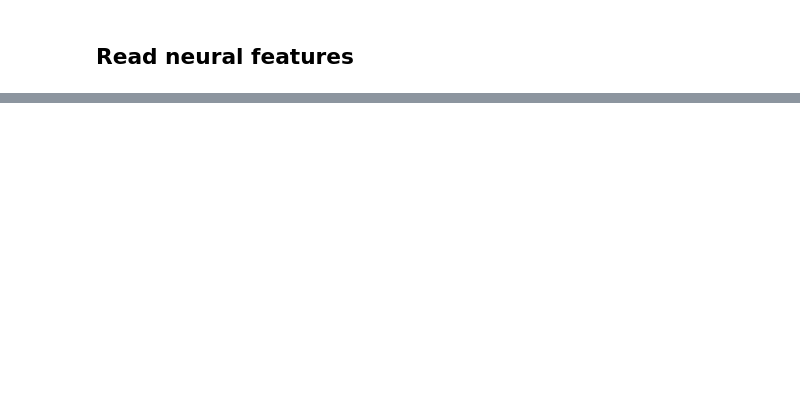
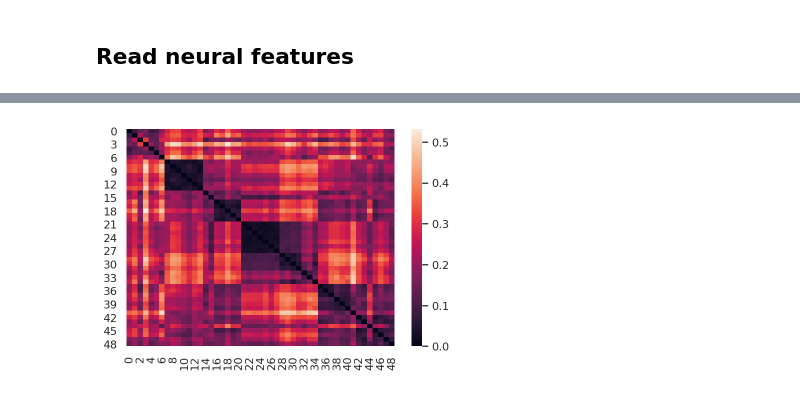
Before and after one commit to 1jsingh/neural-finetuning, a Jupyter notebook: RDM-finetune-Copy1.ipynb, the cells around one changed output, grey strips where cells are left out. Saved outputs shown, nothing was run; the diff lists cells and outputs as text; code cells hidden in the pictures; blank space fills up the shorter version.

```diff
--- a/RDM-finetune-Copy1.ipynb
+++ b/RDM-finetune-Copy1.ipynb
@@ -326,4 +106,0 @@ Model features: linear svm accuracy mean: 0.7794897959183673     std: 0.01995778
-# %%
-# get linear svm accuracy for IT neural features
-acc_mean,acc_std = linear_svm_score(neural_features,data['image_ctg'])
-print ("Neural features: linear svm accuracy mean: {} \t std: {}".format(acc_mean,acc_std))
@@ -336,4 +106,0 @@ v4_features = data_['features']
-# %%
-# get linear svm accuracy for v4 neural features
-acc_mean,acc_std = linear_svm_score(v4_features,data['image_ctg'],num_subsampled_feat=128)
-print ("Neural features: linear svm accuracy mean: {} \t std: {}".format(acc_mean,acc_std))
@@ -341,0 +229,3 @@ Neural features: linear svm accuracy mean: 0.3187244897959184    std: 0.01700526
+# %%
+# create agent instance
+agent = Agent(device,learning_rate=1e-6)
@@ -341,0 +244,3 @@ Neural features: linear svm accuracy mean: 0.3187244897959184    std: 0.01700526
+# %%
+# train the agent
+agent.train(batch_size=49*4,max_train_steps=1000,print_every=100)
@@ -341,0 +311,8 @@ Neural features: linear svm accuracy mean: 0.3187244897959184    std: 0.01700526
+# %%
+model_features = extract_features(X,agent.model)
+
+model_rdm = get_rdm(model_features)
+sns.heatmap(model_rdm)
+plt.show()
+# %% [output]
+[figure, added]
```
Also changed, not shown: parts of 40 cells of this notebook, 14 other files.
